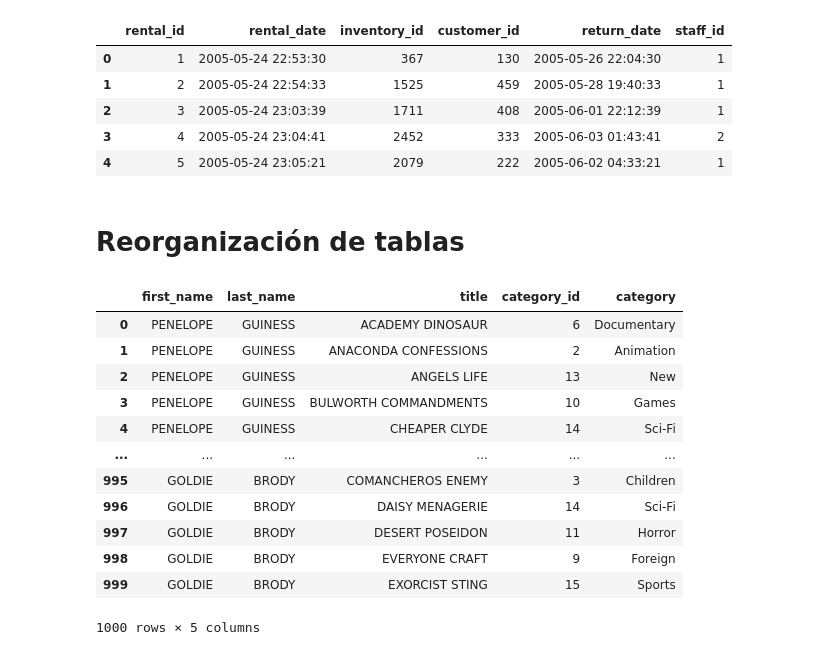
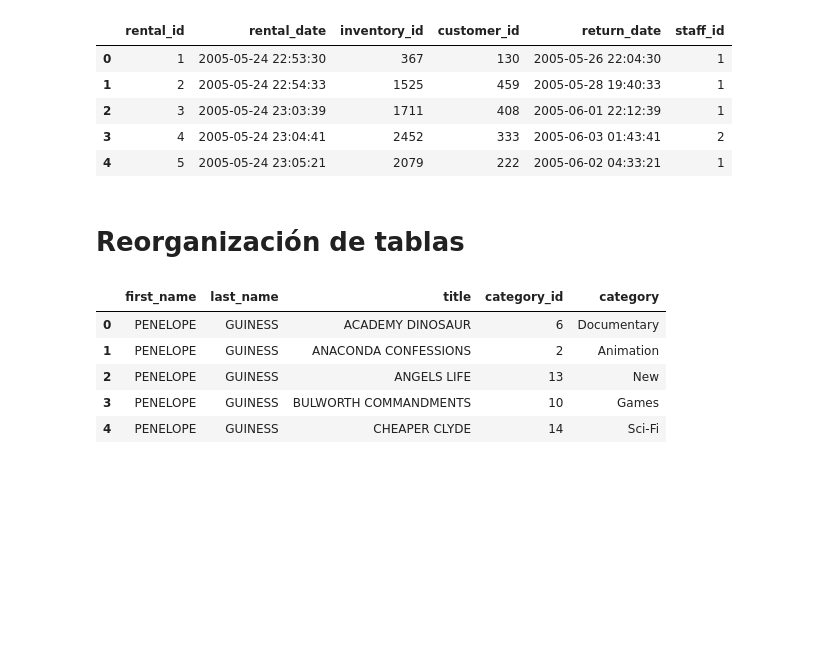
Before and after one commit to jrodrisanz/ProyectoSQL, a Jupyter notebook: src/main.ipynb, the cells around one changed output. Cells and saved outputs as stored; diff of their text form; code cells hidden in the pictures; blank space fills up the shorter version.

```diff
--- a/src/main.ipynb
+++ b/src/main.ipynb
@@ -189,26 +189,19 @@ rental.head()
 | 2 | 3 | 2005-05-24 23:03:39 | 1711 | 408 | 2005-06-01 22:12:39 | 1 |
 | 3 | 4 | 2005-05-24 23:04:41 | 2452 | 333 | 2005-06-03 01:43:41 | 2 |
 | 4 | 5 | 2005-05-24 23:05:21 | 2079 | 222 | 2005-06-02 04:33:21 | 1 |
-# %% [markdown]
-# Reorganización de tablas
+# %% [markdown]
+# Reorganización de tablas
 # %%
 #para trabajar con el menor número de tablas, añadimos la categoría a old_HDD
 old_HDD = old_HDD.merge(category, left_on='category_id', right_on='category_id', how='left')
 # %%
 old_HDD.columns = ['first_name','last_name','title','category_id', 'category']
 # %%
-old_HDD
+old_HDD.head()
 # %% [output]
 |  | first_name | last_name | title | category_id | category |
 | 0 | PENELOPE | GUINESS | ACADEMY DINOSAUR | 6 | Documentary |
 | 1 | PENELOPE | GUINESS | ANACONDA CONFESSIONS | 2 | Animation |
 | 2 | PENELOPE | GUINESS | ANGELS LIFE | 13 | New |
 | 3 | PENELOPE | GUINESS | BULWORTH COMMANDMENTS | 10 | Games |
 | 4 | PENELOPE | GUINESS | CHEAPER CLYDE | 14 | Sci-Fi |
-| ... | ... | ... | ... | ... | ... |
-| 995 | GOLDIE | BRODY | COMANCHEROS ENEMY | 3 | Children |
-| 996 | GOLDIE | BRODY | DAISY MENAGERIE | 14 | Sci-Fi |
-| 997 | GOLDIE | BRODY | DESERT POSEIDON | 11 | Horror |
-| 998 | GOLDIE | BRODY | EVERYONE CRAFT | 9 | Foreign |
-| 999 | GOLDIE | BRODY | EXORCIST STING | 15 | Sports |
-1000 rows × 5 columns
```
Also changed, not shown: parts of 7 cells of this notebook, 7 other files.
